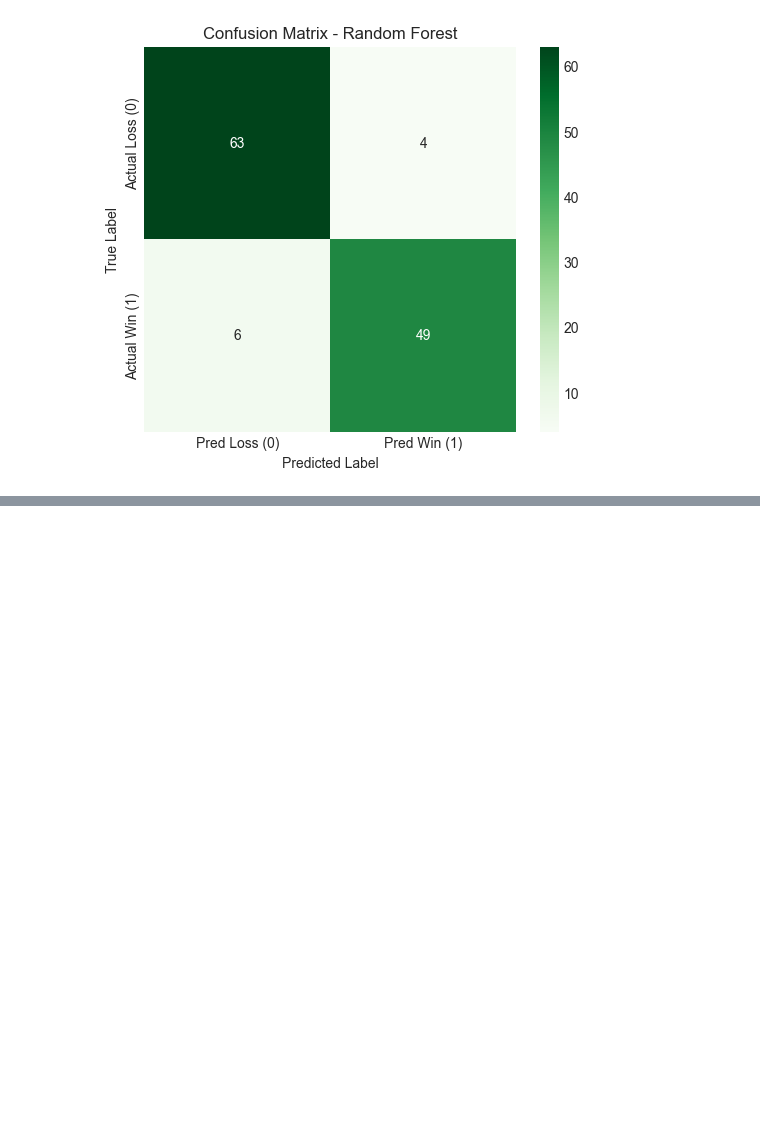
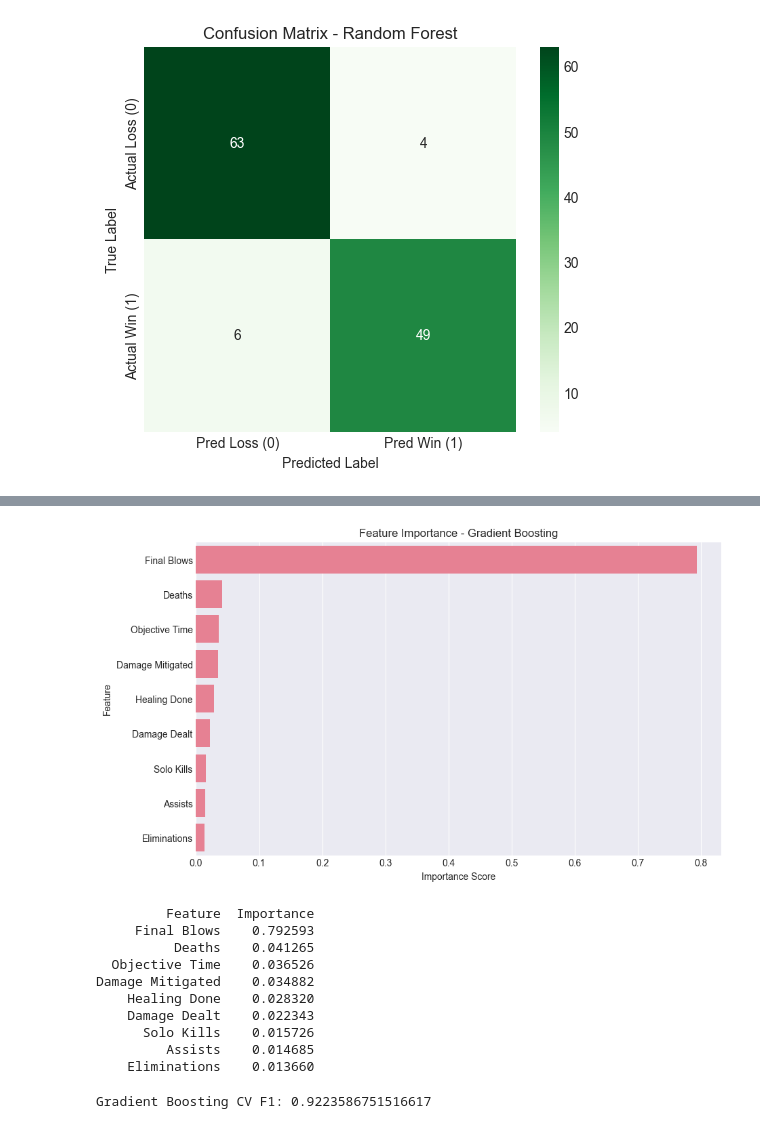
Before and after one commit to carev002/CS422-Machine-Learning-Project, a Jupyter notebook: CS422OWProject.ipynb, the cells around one changed output, grey strips where cells are left out. Saved outputs shown, nothing was run; the diff lists cells and outputs as text; code cells hidden in the pictures; blank space fills up the shorter version.

```diff
--- a/CS422OWProject.ipynb
+++ b/CS422OWProject.ipynb
@@ -198,7 +199,7 @@ Objective Time is surprising at -0.36. This may show that a losing team tends to
 # %%
 from sklearn.ensemble import RandomForestClassifier
 # %%
-tree_count = 10000 # Tested 200 - 10,000 (for fun, I know 500 would probably be the upper bound at this point). Not much of a difference except for compute time.
+tree_count = 500 # Tested 200 - 10,000 (for fun, I know 500 would probably be the upper bound at this point). Not much of a difference except for compute time.
 tree_depth = 10
 # %%
 rf_model = RandomForestClassifier(
@@ -313,0 +372,45 @@ NOTE: Deaths being an important feature does not mean high deaths is good. This
+# %%
+gb_importance = pd.DataFrame({
+    "Feature": X.columns,
+    "Importance": gb_model.feature_importances_
+}).sort_values(by="Importance", ascending=False)
+
+plt.figure(figsize=(10,6))
+
+sns.barplot(
+    x="Importance",
+    y="Feature",
+    data=gb_importance
+)
+
+plt.title("Feature Importance - Gradient Boosting")
+plt.xlabel("Importance Score")
+plt.ylabel("Feature")
+
+plt.show()
+
+print(gb_importance.to_string(index=False))
+# %% [output]
+[figure, added]
+         Feature  Importance
+     Final Blows    0.792593
+          Deaths    0.041265
+  Objective Time    0.036526
+Damage Mitigated    0.034882
+    Healing Done    0.028320
+    Damage Dealt    0.022343
+      Solo Kills    0.015726
+         Assists    0.014685
+    Eliminations    0.013660
+# %%
+gb_scores = cross_val_score(
+    gb_model,
+    X,
+    y,
+    cv=5,
+    scoring="f1"
+)
+
+print("Gradient Boosting CV F1:", gb_scores.mean())
+# %% [output]
+Gradient Boosting CV F1: 0.9223586751516617
```
Also changed, not shown: parts of 62 cells of this notebook.
